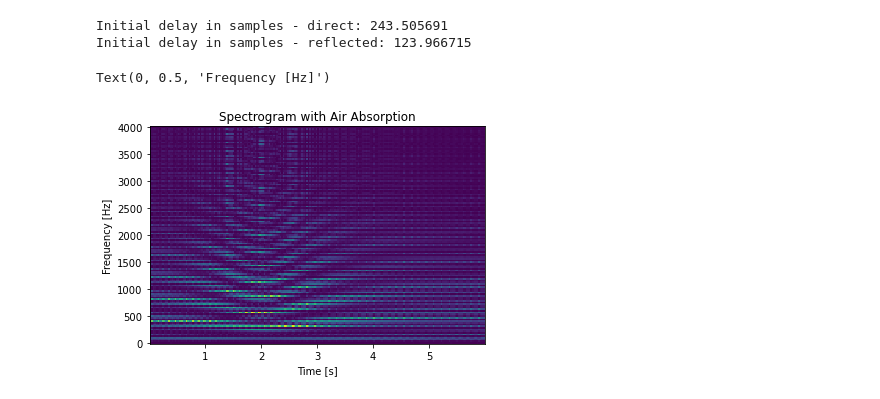
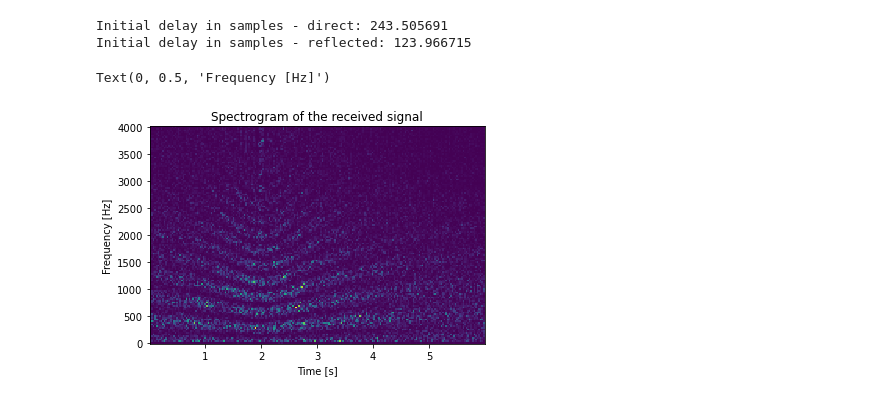
Before and after one commit to steDamiano/pyroadacoustics, a Jupyter notebook: double_delay_line.ipynb, the cells around one changed output. Drawn from its saved outputs; the diff is of its cells as text; code cells hidden in the pictures.

```diff
--- a/double_delay_line.ipynb
+++ b/double_delay_line.ipynb
@@ -409,7 +412,7 @@ plt.ylabel(r'Absorption coefficient $\alpha(f)$')
 plt.grid()
 plt.show()
 
-asphalts2 = np.c_[asphalts2, np.zeros(np.shape(asphalts2)[0])]
+asphalts2 = np.c_[asphalts2, 0.3 * np.ones(np.shape(asphalts2)[0])]
 f = np.append(f, 8000)
 
 # Compute average coefficients
@@ -551,10 +554,11 @@ print('Initial delay in samples - direct: %f' %M_init)
 print('Initial delay in samples - reflected: %f' %(M_init_refl / 2))
 
 delays_sec = []
-delays_sec_refl = []
+delays_sec_refl1 = []
+delays_sec_refl2 = []
 
 delays_sec.append(tau_init)
-delays_sec_refl.append(tau_init_refl)
+delays_sec_refl1.append(tau_init_refl)
 
 
 # Define delay lines
@@ -637,6 +641,8 @@ def delay_lineA(x):
     M2 = tau_refl * fs
     rptrAdir = wptrA - M1
     rptrArefl = wptrA - M2
+    delays_sec.append(tau)
+    delays_sec_refl1.append(tau_refl)
 
     if (rptrAdir < 0):
         rptrAdir += N
@@ -690,7 +696,7 @@ def delay_lineB(x, drefl):
     tau = drefl / c
     M = tau * fs
     rptrB = wptrB - M
-
+    delays_sec_refl2.append(tau)
     if (rptrB < 0):
         rptrB += N
     if (wptrB >= N - 1):
@@ -716,11 +722,11 @@ time = np.arange(0, 6, 1/fs)
 # signal = np.sin(2 * np.pi * f * time)
 
 # Noise
-# signal = np.random.randn(len(time))
+signal = np.random.randn(len(time))
 
 # Train impulse
-signal = np.zeros_like(time)
-signal[::100] = 1
+# signal = np.zeros_like(time)
+# signal[::100] = 1
 
 aa = np.zeros_like(signal)
 bb = np.zeros_like(signal)
@@ -805,19 +811,19 @@ Initial delay in samples - reflected: 123.966715
 # %%
 plt.figure()
 # plt.subplot(1,2,1)
 ff, tt, Sxx = scipy.signal.spectrogram(1 * receivedSignal, fs)
 plt.pcolormesh(tt, ff, Sxx, shading = 'auto')
-plt.title('Spectrogram with Air Absorption')
+plt.title('Spectrogram of the received signal')
 plt.xlabel('Time [s]')
 plt.ylabel('Frequency [Hz]')
 
 # plt.subplot(1,2,2)
 # ff, tt, Sxx = scipy.signal.spectrogram(aa, fs)
 # plt.pcolormesh(tt, ff, Sxx, shading = 'auto')
 # plt.title('Spectrogram without Air Absorption')
 # plt.xlabel('Time [s]')
 # plt.ylabel('Frequency [Hz]')
 # plt.subplots_adjust(left=0.125, right=1.5)
 # %% [output]
 Text(0, 0.5, 'Frequency [Hz]')
-[figure, old version]
+[figure, new version]
```
Also changed, not shown: parts of 4 cells of this notebook, 5 other files.
